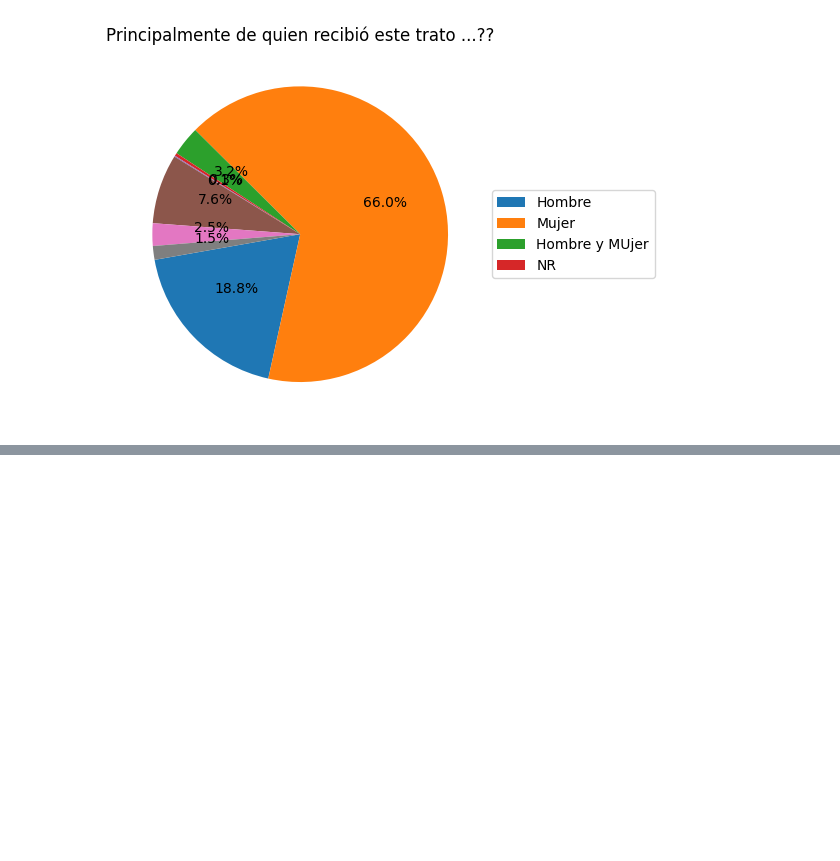
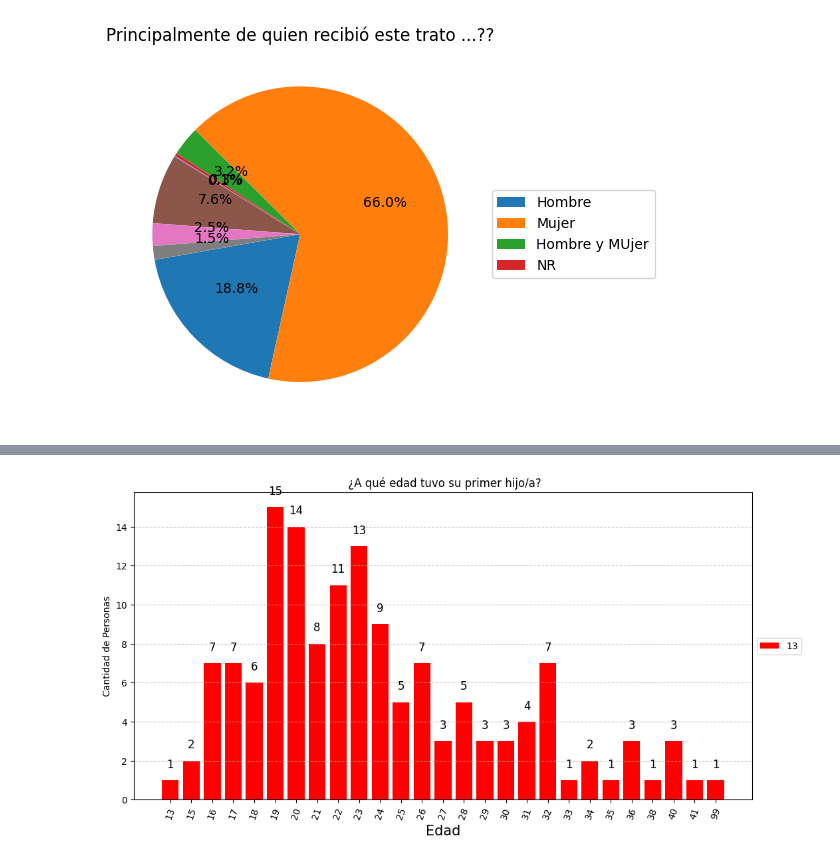
Before and after one commit to oayala65/SITUACION_DE_MUJERES_2024, a Jupyter notebook: situacion_mujeres_ensimup_2024.ipynb, the cells around one changed output, grey strips where cells are left out. Saved outputs shown, nothing was run; the diff lists cells and outputs as text; code cells hidden in the pictures; blank space fills up the shorter version.

```diff
--- a/situacion_mujeres_ensimup_2024.ipynb
+++ b/situacion_mujeres_ensimup_2024.ipynb
@@ -571,0 +581,4 @@ plt.show()
+# %%
+graficador(reg09,'P926',' ¿A qué edad tuvo su primer hijo/a?')
+# %% [output]
+[figure, added]
```
Also changed, not shown: parts of 15 cells of this notebook.
